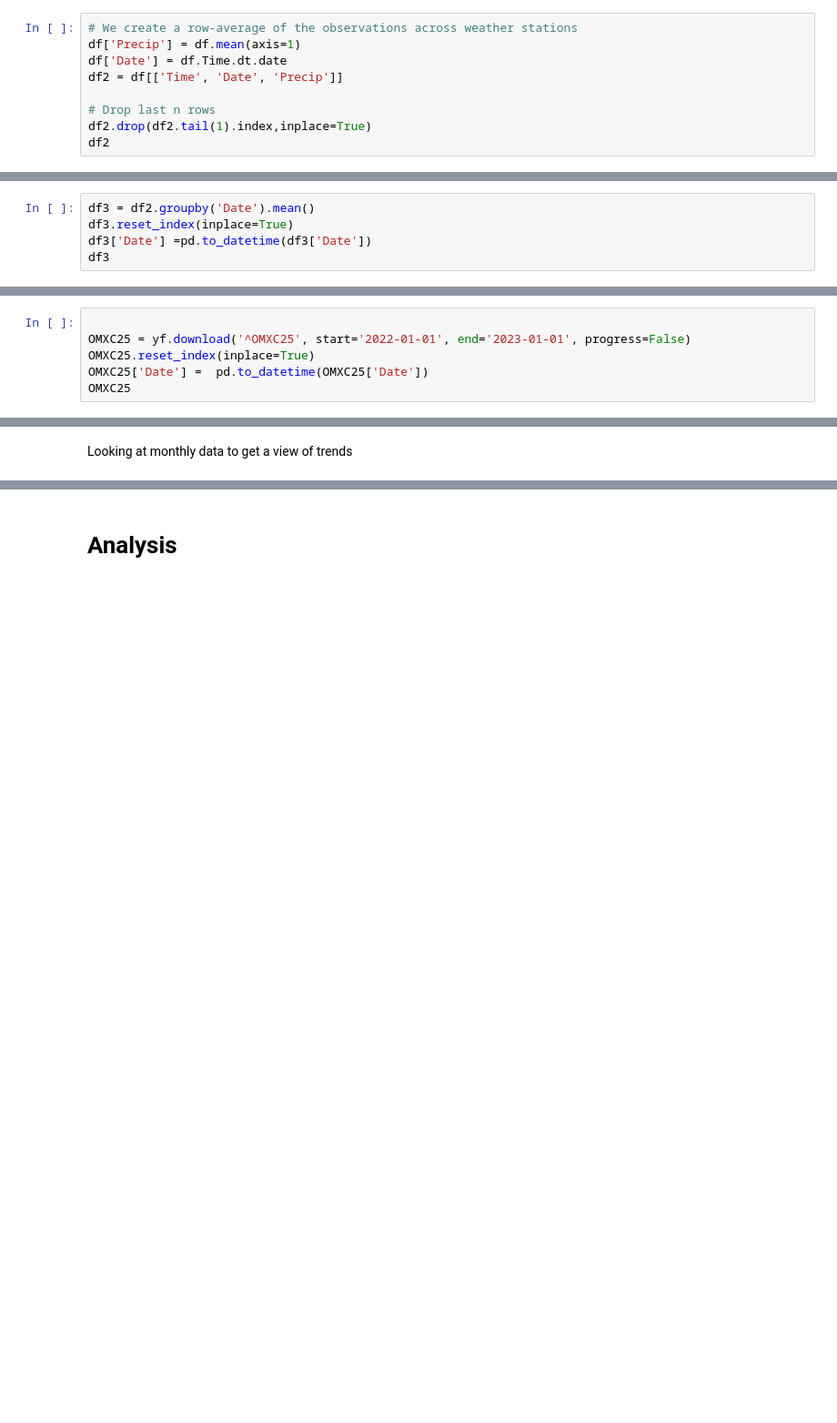
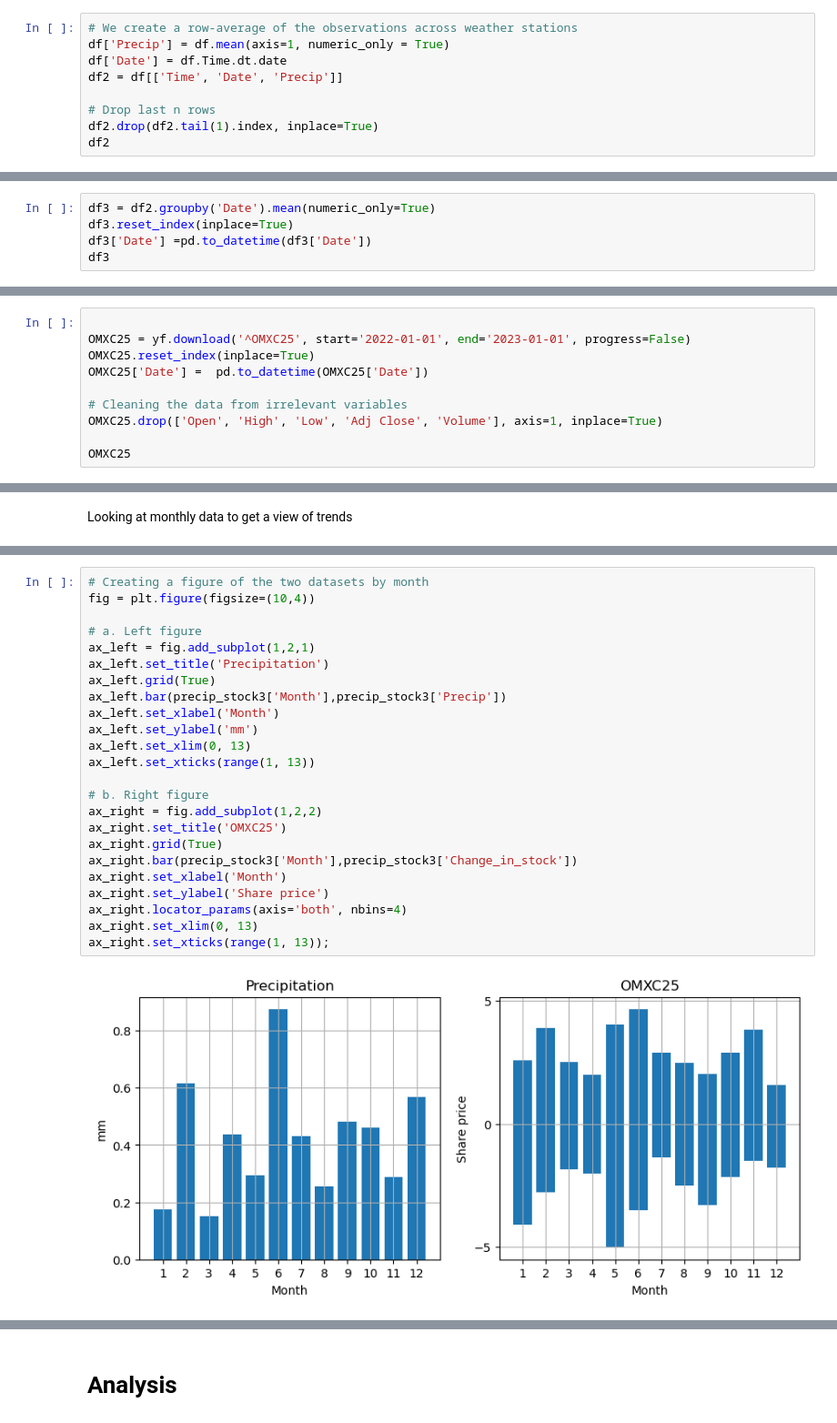
Before and after one commit to NumEconCopenhagen/projects-2023-jos-p-og-tex, a Jupyter notebook: dataproject/dataproject.ipynb, the cells around one changed output, grey strips where cells are left out. Shown at 91% size. Saved outputs shown, nothing was run; the diff lists cells and outputs as text; blank space fills up the shorter version.

```diff
--- a/dataproject/dataproject.ipynb
+++ b/dataproject/dataproject.ipynb
@@ -177,9 +219,9 @@ To simplify the data we calculate the average of precipitation across all select
 # %%
 # We create a row-average of the observations across weather stations
-df['Precip'] = df.mean(axis=1)
+df['Precip'] = df.mean(axis=1, numeric_only = True)
 df['Date'] = df.Time.dt.date
 df2 = df[['Time', 'Date', 'Precip']]
 
 # Drop last n rows
-df2.drop(df2.tail(1).index,inplace=True)
+df2.drop(df2.tail(1).index, inplace=True)
 df2
@@ -198,5 +270,5 @@ To combat this issue, and to make our precipitation data more easily comparable,
 # %%
-df3 = df2.groupby('Date').mean()
+df3 = df2.groupby('Date').mean(numeric_only=True)
 df3.reset_index(inplace=True)
 df3['Date'] =pd.to_datetime(df3['Date'])
 df3
@@ -221,4 +311,8 @@ ax.set_ylabel('Precipation');
 OMXC25 = yf.download('^OMXC25', start='2022-01-01', end='2023-01-01', progress=False)
 OMXC25.reset_index(inplace=True)
 OMXC25['Date'] =  pd.to_datetime(OMXC25['Date'])
+
+# Cleaning the data from irrelevant variables
+OMXC25.drop(['Open', 'High', 'Low', 'Adj Close', 'Volume'], axis=1, inplace=True)
+
 OMXC25
@@ -311,0 +438,26 @@ Make sure that your resulting data sets have the correct number of rows and colu
+# %%
+# Creating a figure of the two datasets by month
+fig = plt.figure(figsize=(10,4))
+
+# a. Left figure
+ax_left = fig.add_subplot(1,2,1)
+ax_left.set_title('Precipitation')
+ax_left.grid(True)
+ax_left.bar(precip_stock3['Month'],precip_stock3['Precip'])
+ax_left.set_xlabel('Month')
+ax_left.set_ylabel('mm')
+ax_left.set_xlim(0, 13)
+ax_left.set_xticks(range(1, 13))
+
+# b. Right figure
+ax_right = fig.add_subplot(1,2,2)
+ax_right.set_title('OMXC25')
+ax_right.grid(True)
+ax_right.bar(precip_stock3['Month'],precip_stock3['Change_in_stock'])
+ax_right.set_xlabel('Month')
+ax_right.set_ylabel('Share price')
+ax_right.locator_params(axis='both', nbins=4)
+ax_right.set_xlim(0, 13)
+ax_right.set_xticks(range(1, 13));
+# %% [output]
+[figure, added]
```
Also changed, not shown: parts of 54 cells of this notebook, 1 other file.
